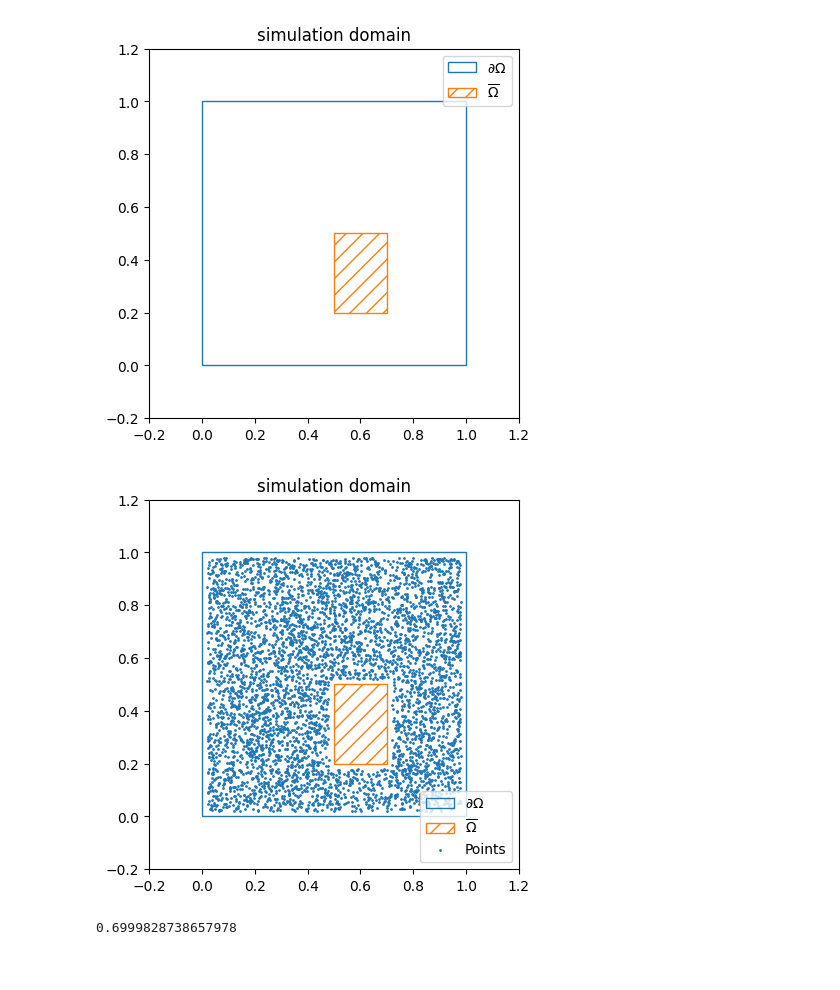
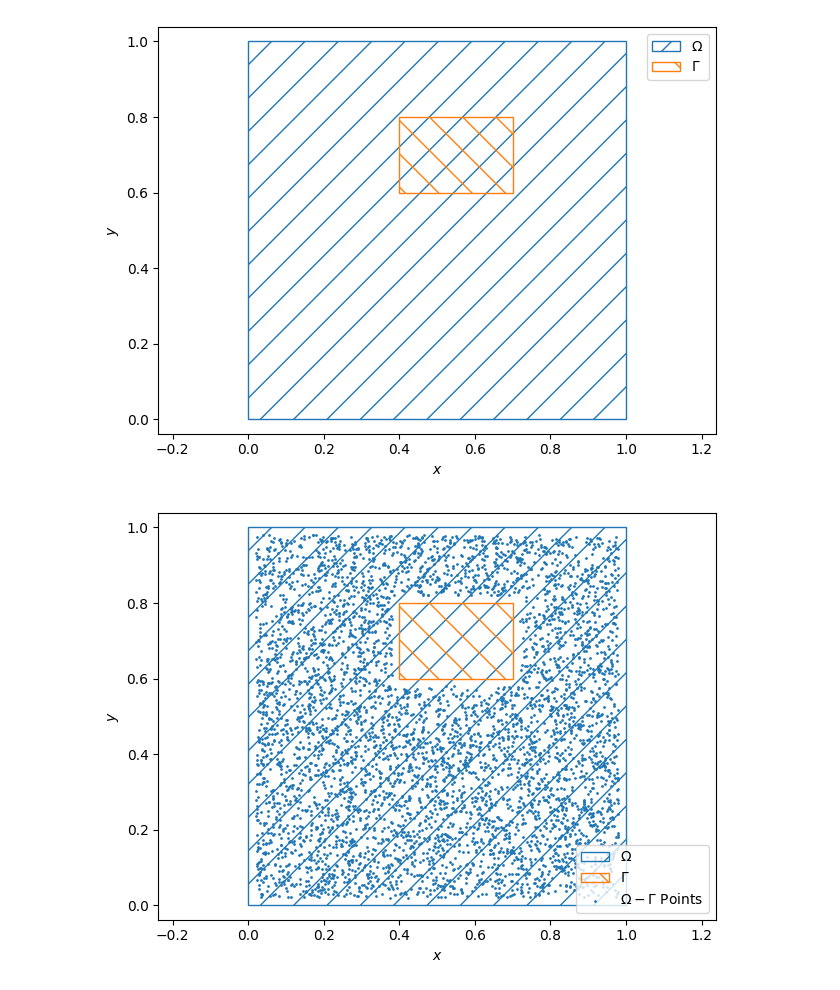
Before and after one commit to EITLabworks/PINNs-EIT, a Jupyter notebook: 2d_electrode_cube.ipynb, the cells around one changed output. Saved outputs shown, nothing was run; the diff lists cells and outputs as text; code cells hidden in the pictures.

```diff
--- a/2d_electrode_cube.ipynb
+++ b/2d_electrode_cube.ipynb
@@ -15,16 +15,16 @@ To enable the following instructions: AVX2 FMA, in other operations, rebuild Ten
 # %%
 Ω = Rect(0, 0, 1, 1)
-dΩ = Rect(0.5, 0.2, 0.2, 0.3)
+Γ = Rect(0.4, 0.6, 0.3, 0.2)
 # %%
-plot_domain(Ω, dΩ)
+plot_domain(Ω, Γ)
 # %% [output]
-[figure, old version]
+[figure, new version]
 # %%
 n_points = 5_000
 
-Pts = generate_domain_points(n_points, Ω, dΩ)
-plot_domain_wpoints(Ω, dΩ, Pts)
+Pts = Ω.domain_points_exclude_Rect(Γ, n_points, tol=0.02)
+plot_domain_wpoints(Ω, Γ, Pts)
 # %% [output]
-[figure, old version]
+[figure, new version]
 # %%
 n_points = 500
@@ -33,6 +34,2 @@ dΩ_Pts_in = dΩ.generate_surface_points(n_points)
-# %%
-np.max(dΩ_Pts_in)
-# %% [output]
-0.6999828738657978
 # %%
 pts_plot_props = {
```
Also changed, not shown: parts of 31 cells of this notebook, 3 other files.
